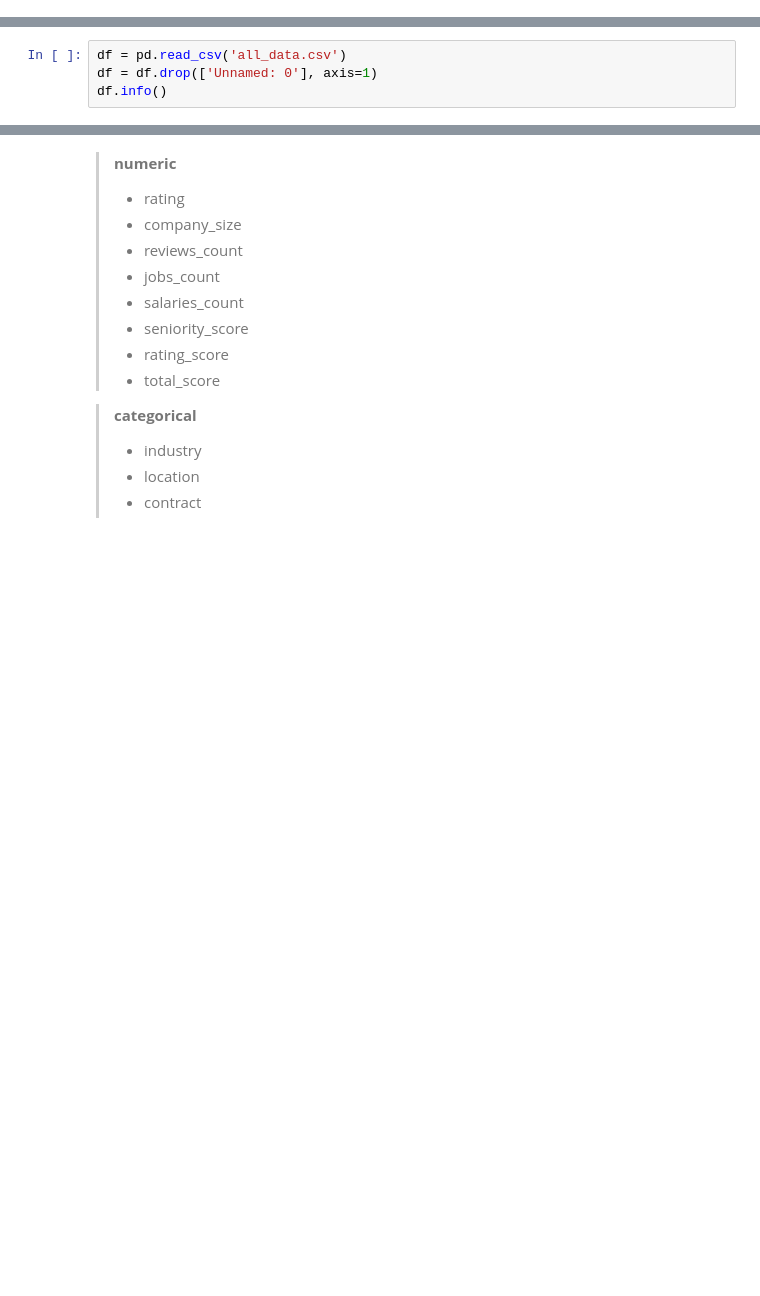
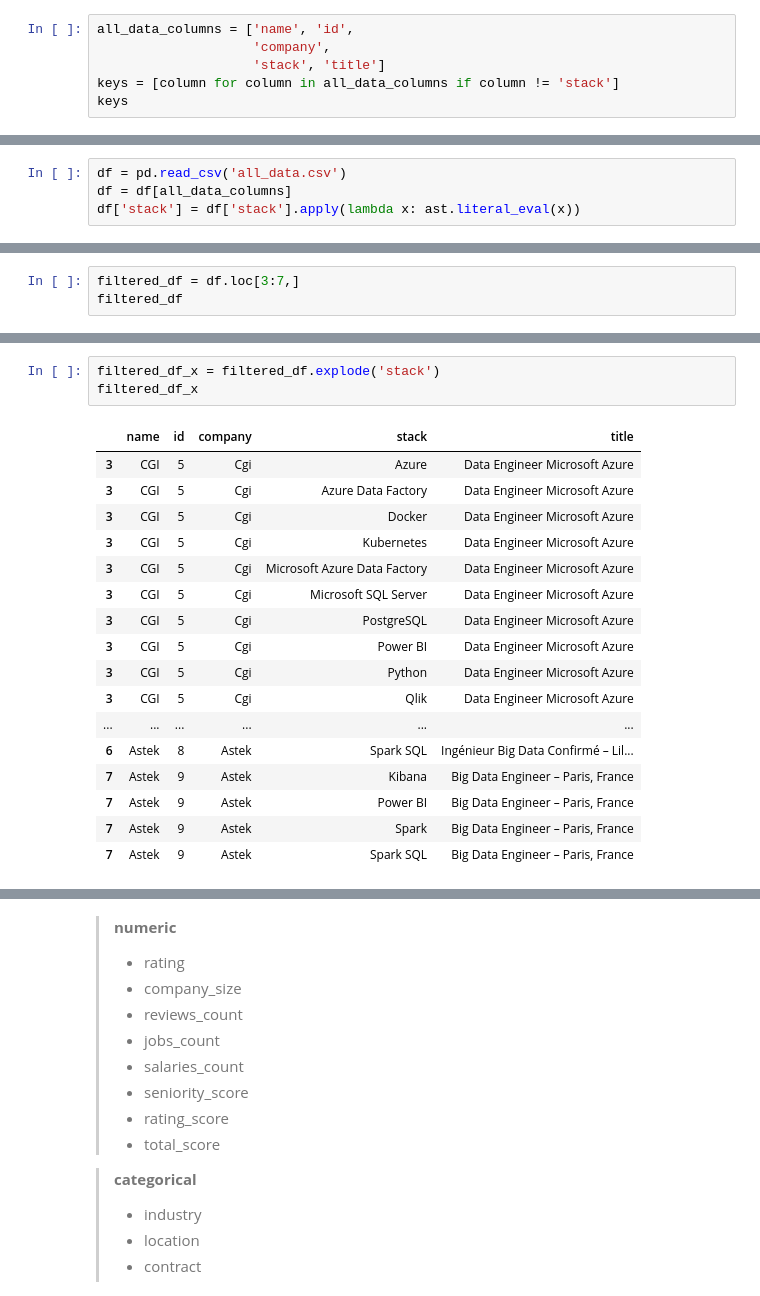
Before and after one commit to FelitaD/dbt-job-market, a Jupyter notebook: transformation/analyses/test_plotly.ipynb, the cells around one changed output, grey strips where cells are left out. Cells and saved outputs as stored; diff of their text form; blank space fills up the shorter version.

Commit message:
Add drafts for filtering dataframe

```diff
--- a/transformation/analyses/test_plotly.ipynb
+++ b/transformation/analyses/test_plotly.ipynb
@@ -3,0 +8,6 @@ import pandas as pd
+# %%
+all_data_columns = ['name', 'id',
+                    'company',
+                    'stack', 'title']
+keys = [column for column in all_data_columns if column != 'stack']
+keys
@@ -4,4 +16,4 @@ import pandas as pd
 # %%
 df = pd.read_csv('all_data.csv')
-df = df.drop(['Unnamed: 0'], axis=1)
-df.info()
+df = df[all_data_columns]
+df['stack'] = df['stack'].apply(lambda x: ast.literal_eval(x))
@@ -7,0 +35,3 @@ df.info()
+# %%
+filtered_df = df.loc[3:7,]
+filtered_df
@@ -7,0 +55,21 @@ df.info()
+# %%
+filtered_df_x = filtered_df.explode('stack')
+filtered_df_x
+# %% [output]
+|  | name | id | company | stack | title |
+| 3 | CGI | 5 | Cgi | Azure | Data Engineer Microsoft Azure |
+| 3 | CGI | 5 | Cgi | Azure Data Factory | Data Engineer Microsoft Azure |
+| 3 | CGI | 5 | Cgi | Docker | Data Engineer Microsoft Azure |
+| 3 | CGI | 5 | Cgi | Kubernetes | Data Engineer Microsoft Azure |
+| 3 | CGI | 5 | Cgi | Microsoft Azure Data Factory | Data Engineer Microsoft Azure |
+| 3 | CGI | 5 | Cgi | Microsoft SQL Server | Data Engineer Microsoft Azure |
+| 3 | CGI | 5 | Cgi | PostgreSQL | Data Engineer Microsoft Azure |
+| 3 | CGI | 5 | Cgi | Power BI | Data Engineer Microsoft Azure |
+| 3 | CGI | 5 | Cgi | Python | Data Engineer Microsoft Azure |
+| 3 | CGI | 5 | Cgi | Qlik | Data Engineer Microsoft Azure |
+| ... | ... | ... | ... | ... | ... |
+| 6 | Astek | 8 | Astek | Spark SQL | Ingénieur Big Data Confirmé – Lil... |
+| 7 | Astek | 9 | Astek | Kibana | Big Data Engineer – Paris, France |
+| 7 | Astek | 9 | Astek | Power BI | Big Data Engineer – Paris, France |
+| 7 | Astek | 9 | Astek | Spark | Big Data Engineer – Paris, France |
+| 7 | Astek | 9 | Astek | Spark SQL | Big Data Engineer – Paris, France |
```
Also changed, not shown: parts of 18 cells of this notebook, 1 other file.
